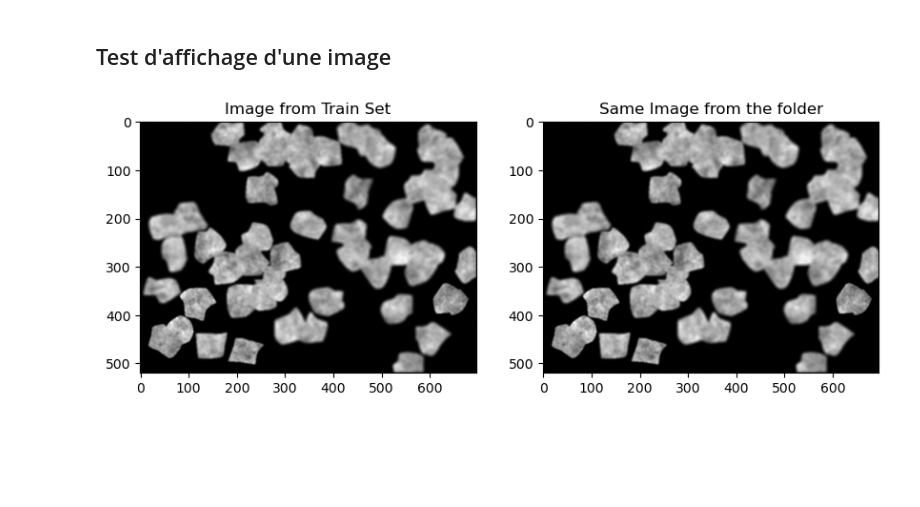
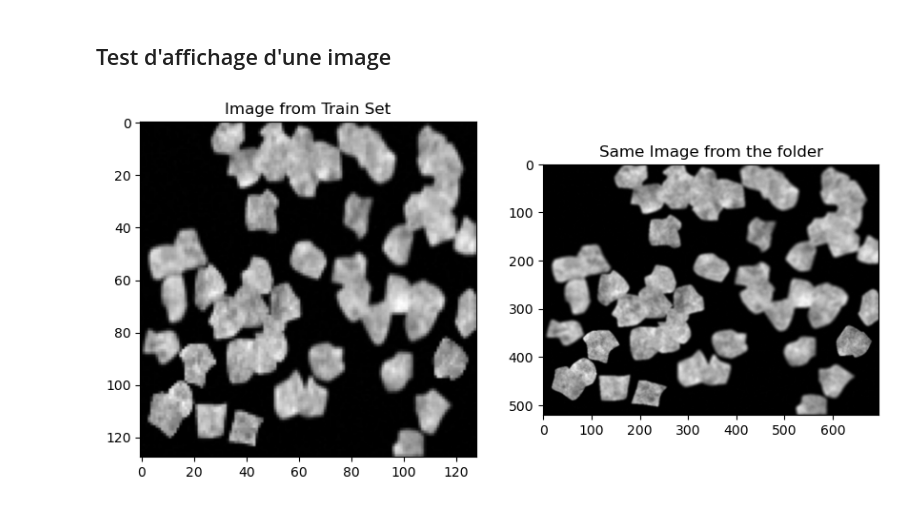
Before and after one commit to Faberra57/cobalt, a Jupyter notebook: U-net.ipynb, the cells around one changed output. Drawn from its saved outputs; the diff is of its cells as text; code cells hidden in the pictures; blank space fills up the shorter version.

Commit message:
notebook pour créer mask avec u-net

```diff
--- a/U-net.ipynb
+++ b/U-net.ipynb
@@ -12,4 +9,5 @@ The autoreload extension is already loaded. To reload it, use:
 # %%
 images = tk.load_data_image()
+mask = tk.load_data_mask()
 images.head()
 # %% [output]
@@ -39,19 +36,25 @@ len(df_test_set), len(df_train_set)
 ## Test d'affichage d'une image
 # %%
 import cv2
+IMG_HEIGHT = 128
+IMG_WIDTH = 128
+
+
 folder = 'dataset/archive/BBBC005_v1_images/BBBC005_v1_images'
 test_image = cv2.imread(folder + '/' + df_train_set["image_id"].iloc[0], cv2.IMREAD_GRAYSCALE)
 
 
 import matplotlib.pyplot as plt
-train_set = tk.data_to_matrix(df_train_set,'image')
-
+x_train = tk.data_to_matrix(df_train_set,IMG_WIDTH,IMG_HEIGHT,'image')
+x_test = tk.data_to_matrix(df_test_set,IMG_WIDTH,IMG_HEIGHT,'image')
+y_train = tk.data_to_matrix(df_train_set,IMG_WIDTH,IMG_HEIGHT,'mask')
+y_test = tk.data_to_matrix(df_test_set,IMG_WIDTH,IMG_HEIGHT,'mask')
 fig , axes = plt.subplots(1,2 , figsize=(10,5))
-axes[0].imshow(train_set[0], cmap='gray')
+axes[0].imshow(x_train[0], cmap='gray')
 axes[0].set_title("Image from Train Set")  # Adding a title
 
 axes[1].imshow(test_image, cmap='gray')
 axes[1].set_title("Same Image from the folder")  # Adding a title
 plt.show()
 # %% [output]
-[figure, old version]
+[figure, new version]
```
Also changed, not shown: parts of 17 cells of this notebook.
